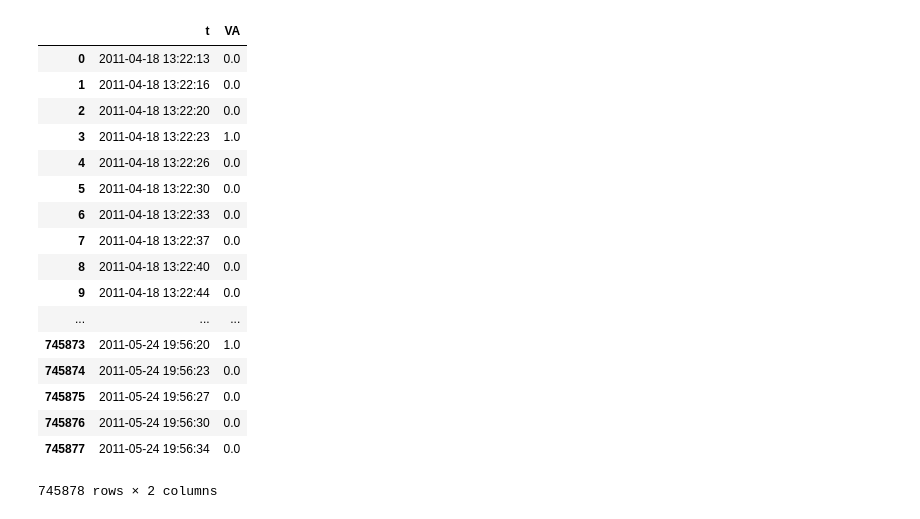
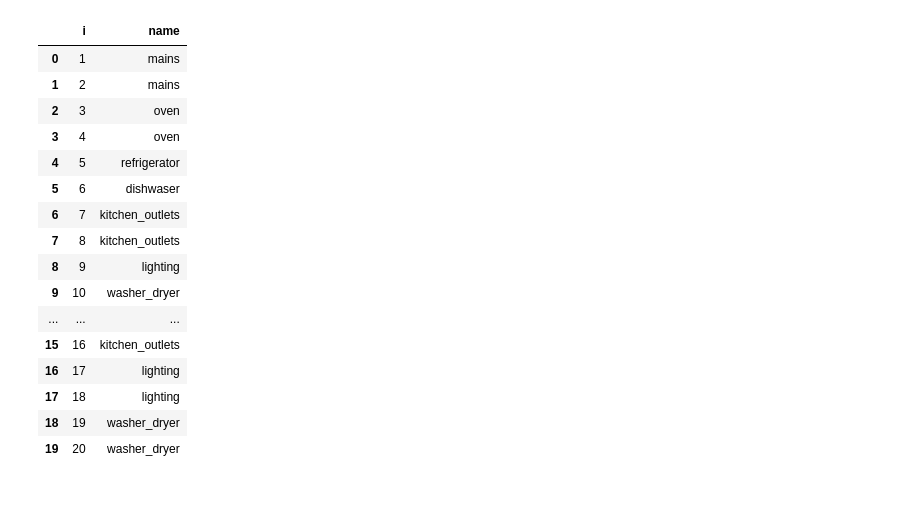
Before and after one commit to tiagoyukio12/TCC-2019, a Jupyter notebook: predicao/predicao.ipynb, the cells around one changed output. Saved outputs shown, nothing was run; the diff lists cells and outputs as text; code cells hidden in the pictures.

```diff
--- a/predicao/predicao.ipynb
+++ b/predicao/predicao.ipynb
@@ -11,37 +15,32 @@ from statsmodels.tsa.arima_model import ARIMA
 # %%
-# Loads data from house_1
+# Load data from house_1
+path = 'low_freq/house_1/'
 
-def load_house_data(index):
-    if index < 1 or index > 6:
-        raise Exception('Valid house numbers are 1 to 5. Given number was: {}'.format(index))
-    path = 'low_freq/house_{}/'.format(index)
+numChannels = len([name for name in os.listdir(path) if os.path.isfile(os.path.join(path, name))]) - 1
+channels = []
+for i in range(numChannels):
+    ch = pd.read_csv(path + 'channel_{}.dat'.format(i + 1), delimiter=' ', names=['t', 'VA'])
+    ch.t = pd.to_datetime(ch.t, unit='s')
+    channels.append(ch)
 
-    numChannels = len([name for name in os.listdir(path) if os.path.isfile(os.path.join(path, name))]) - 1
-    channels = []
-    for i in range(numChannels):
-        ch = pd.read_csv(path + 'channel_{}.dat'.format(i + 1), delimiter=' ', names=['t', 'VA'])
-        ch.t = pd.to_datetime(ch.t, unit='s')
-        channels.append(ch)
-    return channels
-
-channels = load_house_data(1)
-channels[5]
+# Load labels from house_1
+labels = pd.read_csv(path + 'labels.dat', delimiter=' ', names=['i', 'name'])
+labels
 # %% [output]
-|  | t | VA |
-| 0 | 2011-04-18 13:22:13 | 0.0 |
-| 1 | 2011-04-18 13:22:16 | 0.0 |
-| 2 | 2011-04-18 13:22:20 | 0.0 |
-| 3 | 2011-04-18 13:22:23 | 1.0 |
-| 4 | 2011-04-18 13:22:26 | 0.0 |
-| 5 | 2011-04-18 13:22:30 | 0.0 |
-| 6 | 2011-04-18 13:22:33 | 0.0 |
-| 7 | 2011-04-18 13:22:37 | 0.0 |
-| 8 | 2011-04-18 13:22:40 | 0.0 |
-| 9 | 2011-04-18 13:22:44 | 0.0 |
+|  | i | name |
+| 0 | 1 | mains |
+| 1 | 2 | mains |
+| 2 | 3 | oven |
+| 3 | 4 | oven |
+| 4 | 5 | refrigerator |
+| 5 | 6 | dishwaser |
+| 6 | 7 | kitchen_outlets |
+| 7 | 8 | kitchen_outlets |
+| 8 | 9 | lighting |
+| 9 | 10 | washer_dryer |
 | ... | ... | ... |
-| 745873 | 2011-05-24 19:56:20 | 1.0 |
-| 745874 | 2011-05-24 19:56:23 | 0.0 |
-| 745875 | 2011-05-24 19:56:27 | 0.0 |
-| 745876 | 2011-05-24 19:56:30 | 0.0 |
-| 745877 | 2011-05-24 19:56:34 | 0.0 |
+| 15 | 16 | kitchen_outlets |
+| 16 | 17 | lighting |
+| 17 | 18 | lighting |
+| 18 | 19 | washer_dryer |
+| 19 | 20 | washer_dryer |
-745878 rows × 2 columns
```
Also changed, not shown: parts of 15 cells of this notebook.
